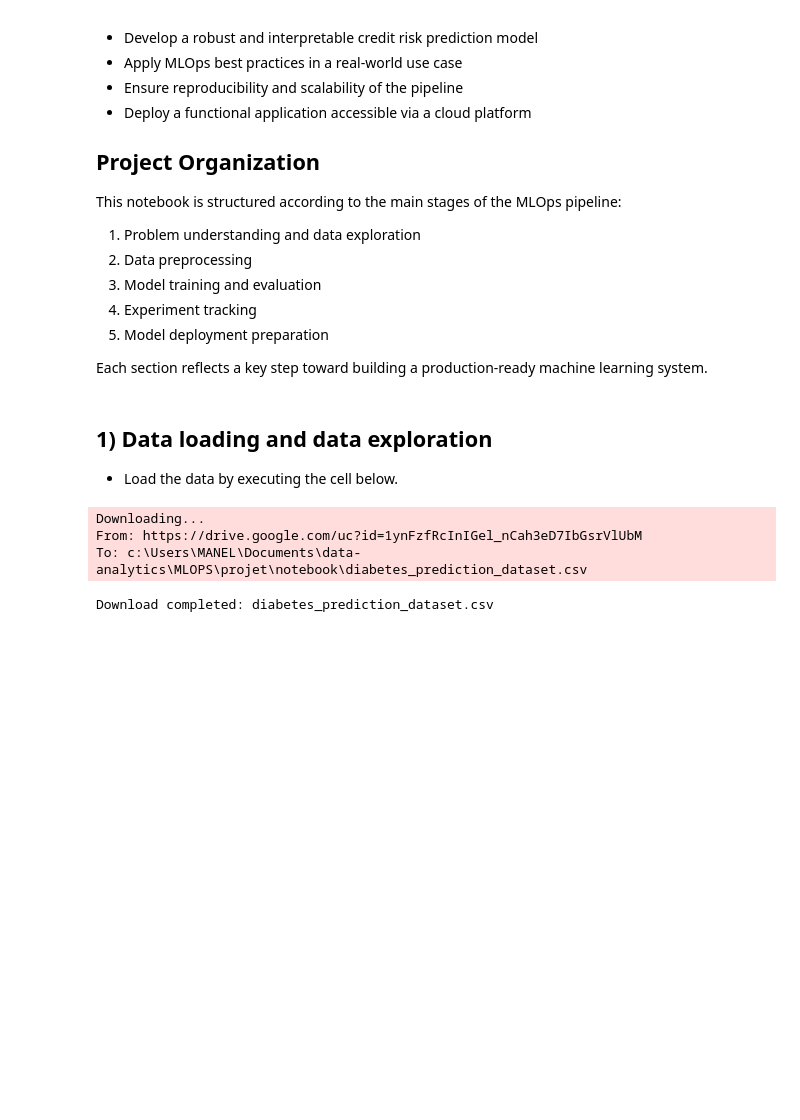
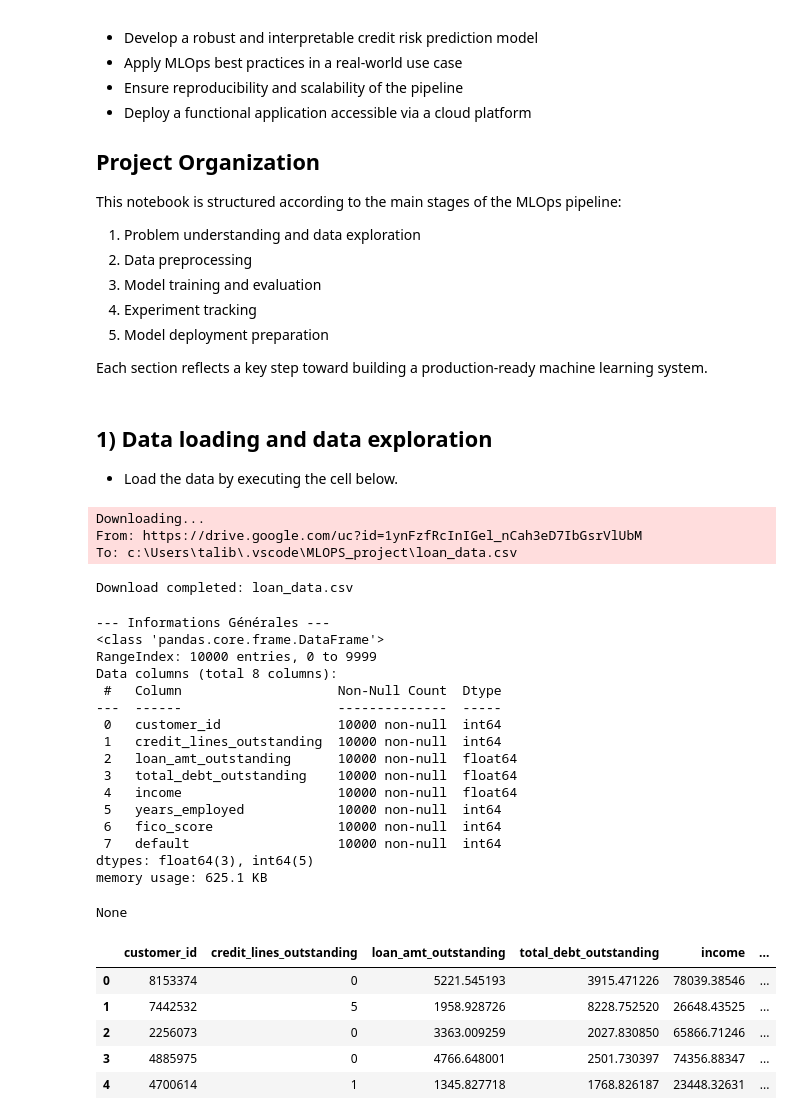
Before and after one commit to cmanell/MLOPS_project, a Jupyter notebook: MLOps_Project.ipynb, the cells around one changed output. Saved outputs shown, nothing was run; the diff lists cells and outputs as text; code cells hidden in the pictures; blank space fills up the shorter version.

```diff
--- a/MLOps_Project.ipynb
+++ b/MLOps_Project.ipynb
@@ -56,7 +56,14 @@ Each section reflects a key step toward building a production-ready machine lear
 - Load the data by executing the cell below.
 # %%
 # import dataset from my google drive
-import gdown
+import sys
+import subprocess
+
+try:
+    import gdown
+except ModuleNotFoundError:
+    subprocess.check_call([sys.executable, "-m", "pip", "install", "gdown"])
+    import gdown
 
 # https://drive.google.com/file/d/1ynFzfRcInIGel_nCah3eD7IbGsrVlUbM/view?usp=sharing
 
@@ -67,7 +74,7 @@ file_id = "1ynFzfRcInIGel_nCah3eD7IbGsrVlUbM"
 url = f"https://drive.google.com/uc?id={file_id}"
 
 # Local filename
-filename = "diabetes_prediction_dataset.csv"
+filename = "loan_data.csv"
 
 # Download the file
 data = gdown.download(url=url, output=filename, quiet=False)
@@ -76,5 +83,5 @@ print("Download completed:", data)
 # %% [output]
 Downloading...
 From: https://drive.google.com/uc?id=1ynFzfRcInIGel_nCah3eD7IbGsrVlUbM
-To: c:\Users\MANEL\Documents\data-analytics\MLOPS\projet\notebook\diabetes_prediction_dataset.csv
+To: c:\Users\talib\.vscode\MLOPS_project\loan_data.csv
-Download completed: diabetes_prediction_dataset.csv
+Download completed: loan_data.csv
@@ -80,0 +96,31 @@ Download completed: diabetes_prediction_dataset.csv
+# %%
+# Chargement des données téléchargées à l'étape précédente
+df = pd.read_csv("loan_data.csv")
+
+print("--- Informations Générales ---")
+display(df.info())
+display(df.head())
+# %% [output]
+--- Informations Générales ---
+<class 'pandas.core.frame.DataFrame'>
+RangeIndex: 10000 entries, 0 to 9999
+Data columns (total 8 columns):
+ #   Column                    Non-Null Count  Dtype
+---  ------                    --------------  -----
+ 0   customer_id               10000 non-null  int64
+ 1   credit_lines_outstanding  10000 non-null  int64
+ 2   loan_amt_outstanding      10000 non-null  float64
+ 3   total_debt_outstanding    10000 non-null  float64
+ 4   income                    10000 non-null  float64
+ 5   years_employed            10000 non-null  int64
+ 6   fico_score                10000 non-null  int64
+ 7   default                   10000 non-null  int64
+dtypes: float64(3), int64(5)
+memory usage: 625.1 KB
+None
+|  | customer_id | credit_lines_outstanding | loan_amt_outstanding | total_debt_outstanding | income | ... |
+| 0 | 8153374 | 0 | 5221.545193 | 3915.471226 | 78039.38546 | ... |
+| 1 | 7442532 | 5 | 1958.928726 | 8228.752520 | 26648.43525 | ... |
+| 2 | 2256073 | 0 | 3363.009259 | 2027.830850 | 65866.71246 | ... |
+| 3 | 4885975 | 0 | 4766.648001 | 2501.730397 | 74356.88347 | ... |
+| 4 | 4700614 | 1 | 1345.827718 | 1768.826187 | 23448.32631 | ... |
```
Also changed, not shown: parts of 10 cells of this notebook, 1 other file.
